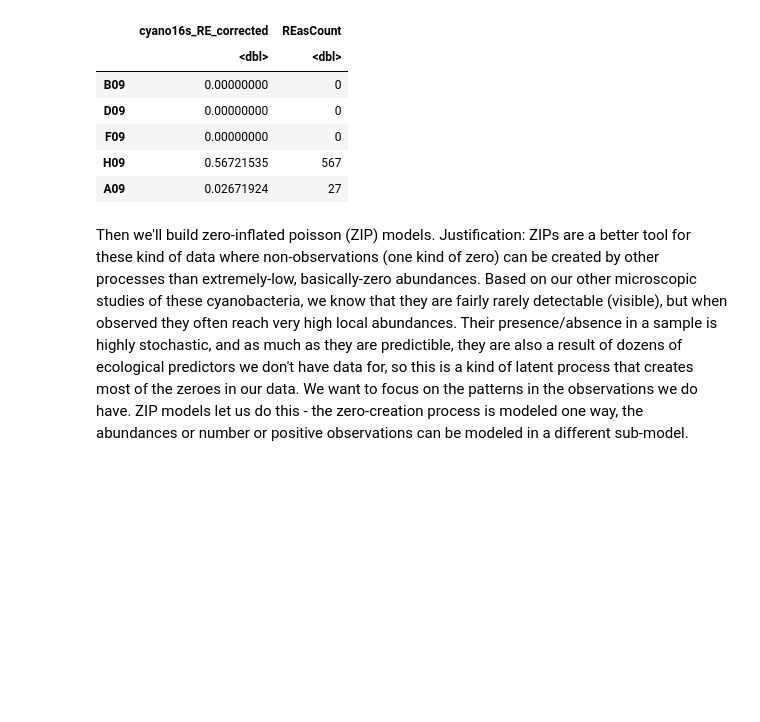
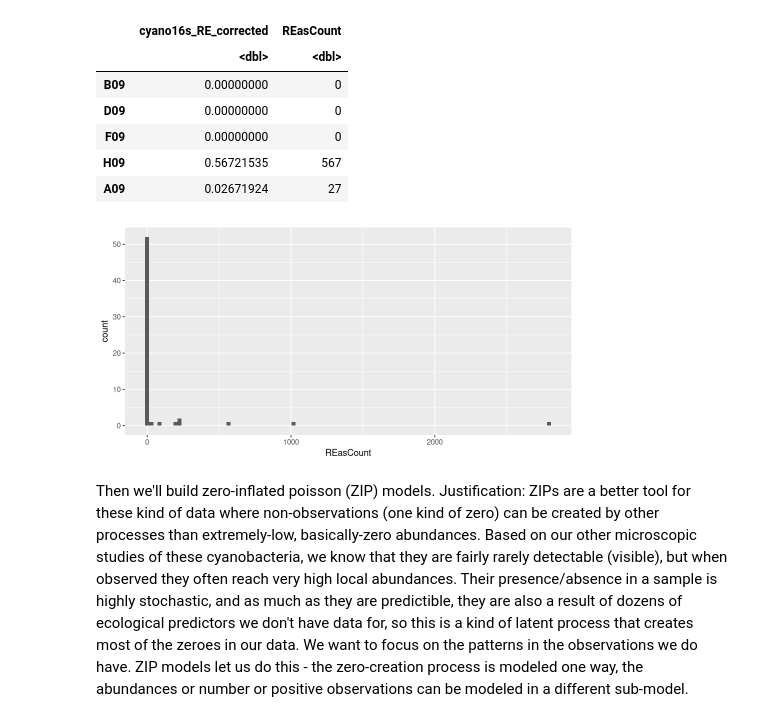
Before and after one commit to danchurch/mossCyano_qPCR, a Jupyter notebook: rock_moss_cyano_qPCR_analysis.ipynb, the cells around one changed output. Saved outputs shown, nothing was run; the diff lists cells and outputs as text; code cells hidden in the pictures; blank space fills up the shorter version.

```diff
--- a/rock_moss_cyano_qPCR_analysis.ipynb
+++ b/rock_moss_cyano_qPCR_analysis.ipynb
@@ -735,6 +731,10 @@ A data.frame: 5 × 2
 | F09 | 0.00000000 | 0 |
 | H09 | 0.56721535 | 567 |
 | A09 | 0.02671924 | 27 |
+# %%
+ggplot(cyanoPA, aes(REasCount)) + geom_histogram(bins=100)
+# %% [output]
+[figure, added]
 # %% [markdown]
 Then we'll build zero-inflated poisson (ZIP) models. Justification: ZIPs are a better tool for these kind of data where non-observations (one kind of zero) can be created by other processes than extremely-low, basically-zero abundances. Based on our other microscopic studies of these cyanobacteria, we know that they are fairly rarely detectable (visible), but when observed they often reach very high local abundances. Their presence/absence in a sample is highly stochastic, and as much as they are predictible, they are also a result of dozens of ecological predictors we don't have data for, so this is a kind of latent process that creates most of the zeroes in our data. We want to focus on the patterns in the observations we do have. ZIP models let us do this - the zero-creation process is modeled one way, the abundances or number or positive observations can be modeled in a different sub-model.
 # %% [markdown]
```
Also changed, not shown: parts of 21 cells of this notebook, 1 other file.
